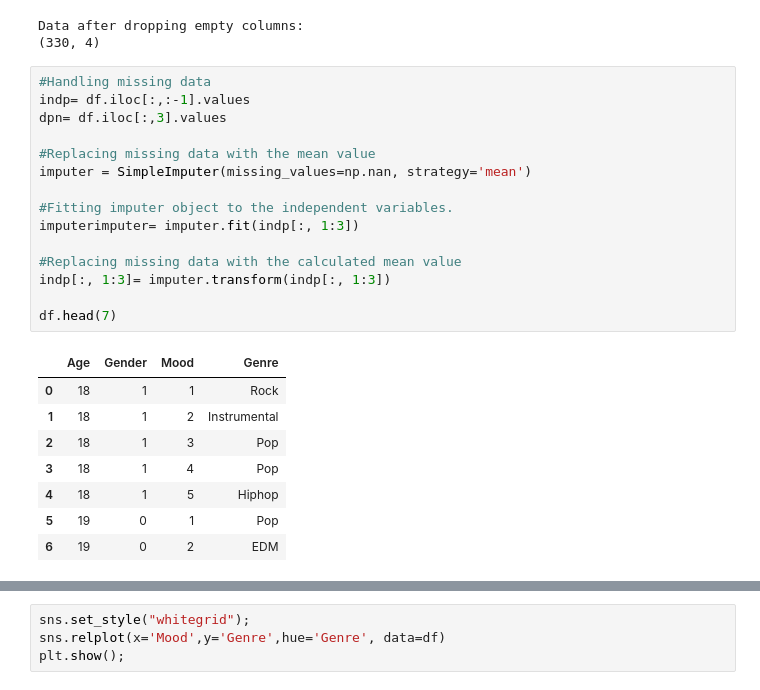
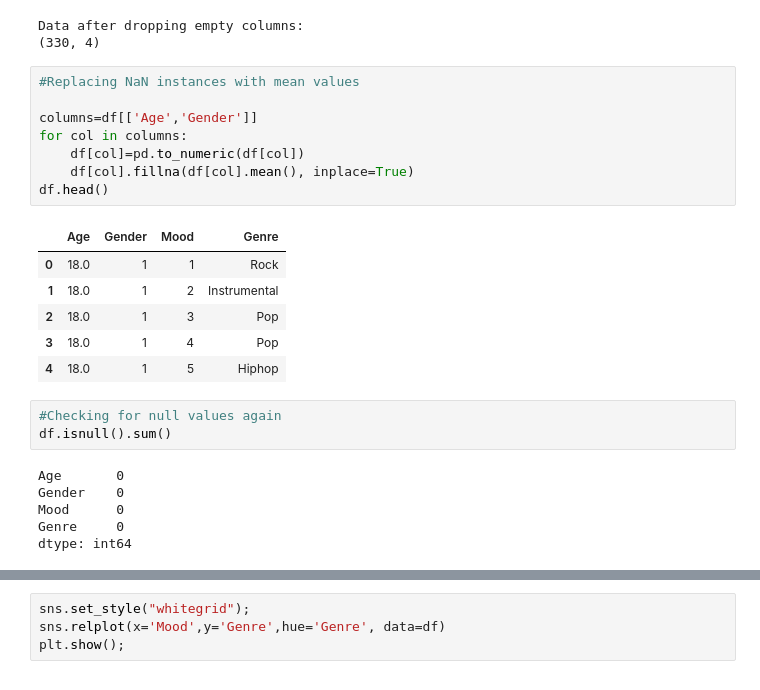
Before and after one commit to NAyeshaKhan/Music_Recommendation_App, a Jupyter notebook: MusicApp/Test Music AI.ipynb, the cells around one changed output, grey strips where cells are left out. Saved outputs shown, nothing was run; the diff lists cells and outputs as text.

```diff
--- a/MusicApp/Test Music AI.ipynb
+++ b/MusicApp/Test Music AI.ipynb
@@ -85,29 +73,29 @@ print(df.shape)
 # %% [output]
 Data after dropping empty columns:
 (330, 4)
-# %%
-#Handling missing data
-indp= df.iloc[:,:-1].values
-dpn= df.iloc[:,3].values
-
-#Replacing missing data with the mean value
-imputer = SimpleImputer(missing_values=np.nan, strategy='mean')
-
-#Fitting imputer object to the independent variables.
-imputerimputer= imputer.fit(indp[:, 1:3])
-
-#Replacing missing data with the calculated mean value
-indp[:, 1:3]= imputer.transform(indp[:, 1:3])
-
-df.head(7)
-# %% [output]
-|  | Age | Gender | Mood | Genre |
-| 0 | 18 | 1 | 1 | Rock |
-| 1 | 18 | 1 | 2 | Instrumental |
-| 2 | 18 | 1 | 3 | Pop |
-| 3 | 18 | 1 | 4 | Pop |
-| 4 | 18 | 1 | 5 | Hiphop |
-| 5 | 19 | 0 | 1 | Pop |
-| 6 | 19 | 0 | 2 | EDM |
+# %%
+#Replacing NaN instances with mean values
+
+columns=df[['Age','Gender']]
+for col in columns:
+    df[col]=pd.to_numeric(df[col])
+    df[col].fillna(df[col].mean(), inplace=True)
+df.head()
+# %% [output]
+|  | Age | Gender | Mood | Genre |
+| 0 | 18.0 | 1 | 1 | Rock |
+| 1 | 18.0 | 1 | 2 | Instrumental |
+| 2 | 18.0 | 1 | 3 | Pop |
+| 3 | 18.0 | 1 | 4 | Pop |
+| 4 | 18.0 | 1 | 5 | Hiphop |
+# %%
+#Checking for null values again
+df.isnull().sum()
+# %% [output]
+Age       0
+Gender    0
+Mood      0
+Genre     0
+dtype: int64
 # %%
 fig, ax = plt.subplots(figsize = (5, 5))
```
Also changed, not shown: parts of 15 cells of this notebook.
